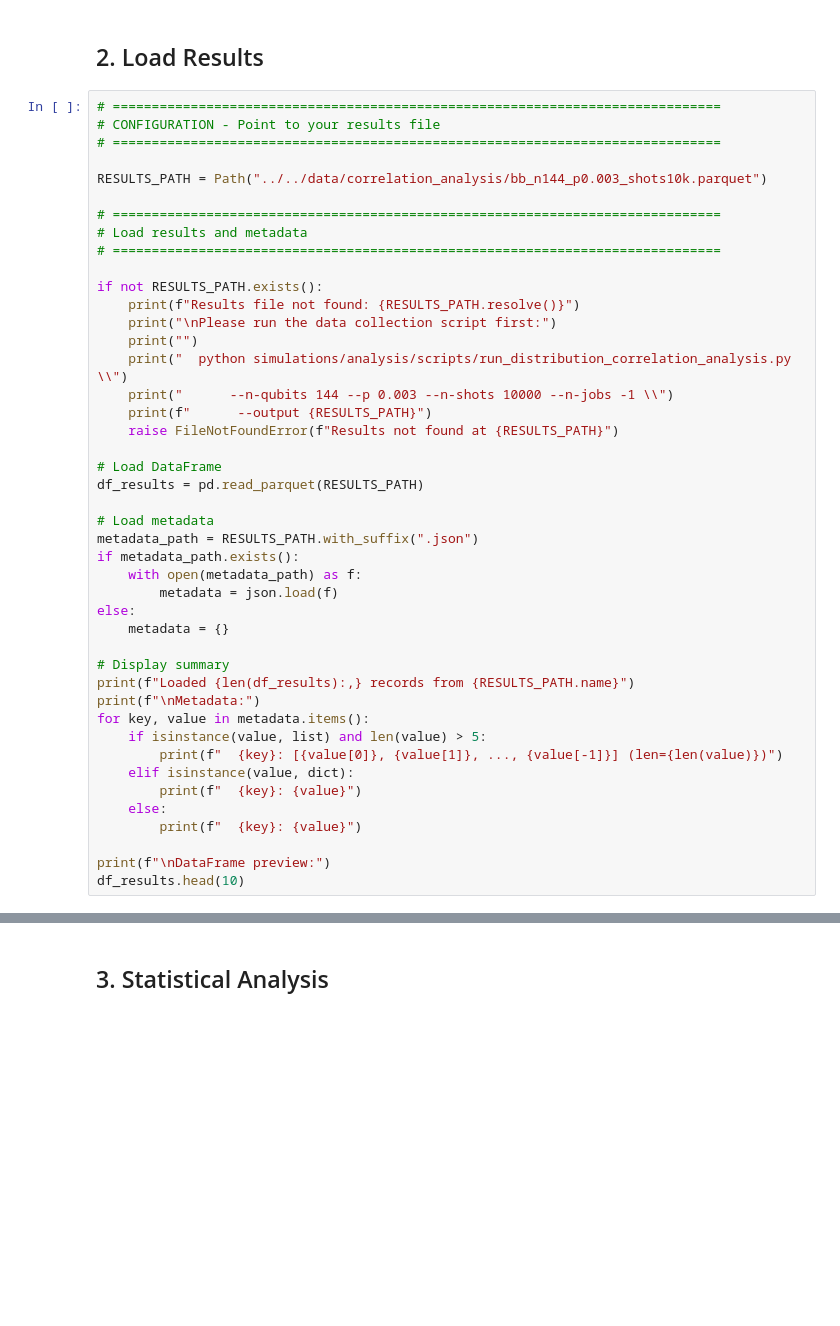
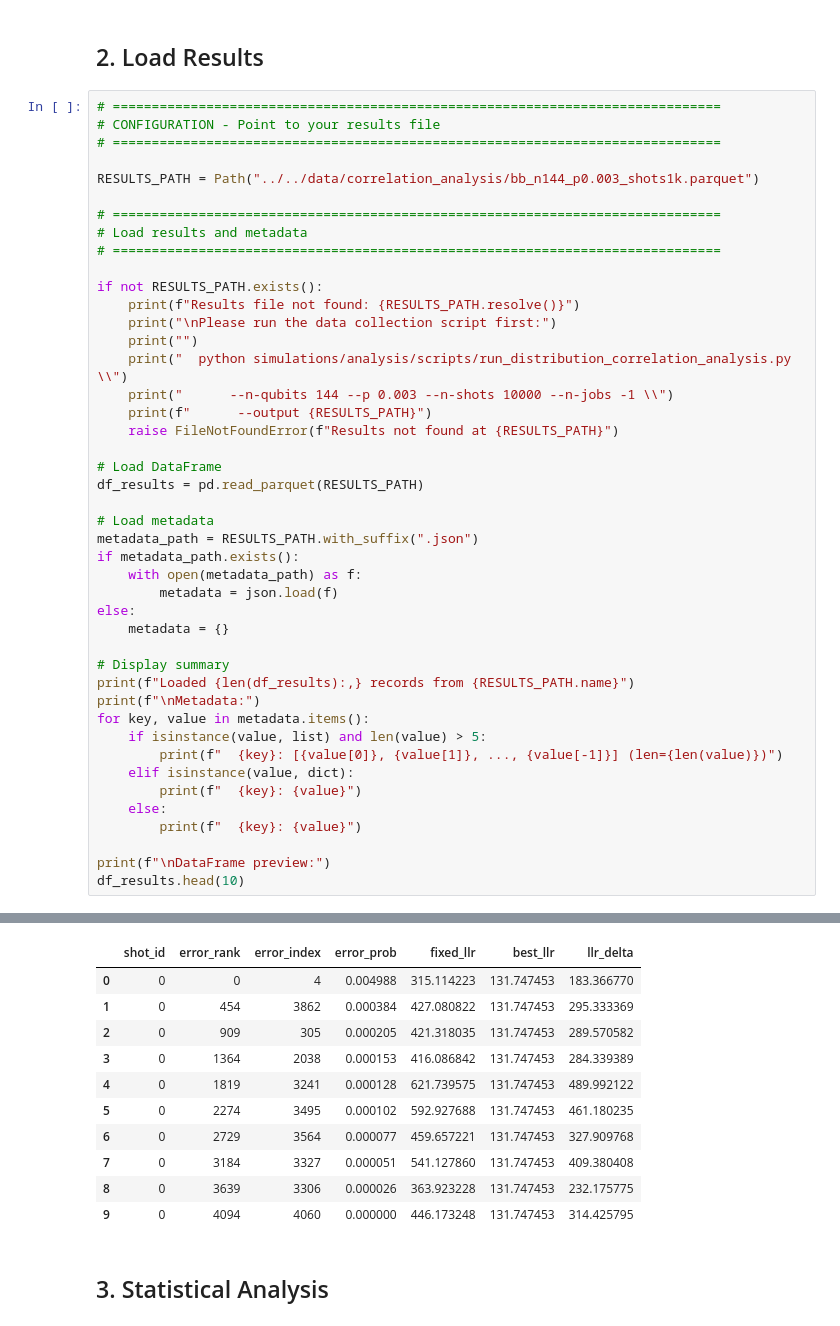
Before and after one commit to NOT4LONG01/soft-info-code-switch, a Jupyter notebook: simulations/analysis/notebooks/bb_distribution_correlation_analysis.ipynb, the cells around one changed output, grey strips where cells are left out. Saved outputs shown, nothing was run; the diff lists cells and outputs as text; blank space fills up the shorter version.

```diff
--- a/simulations/analysis/notebooks/bb_distribution_correlation_analysis.ipynb
+++ b/simulations/analysis/notebooks/bb_distribution_correlation_analysis.ipynb
@@ -68,7 +71,7 @@ pd.set_option('display.float_format', '{:.6f}'.format)
 # CONFIGURATION - Point to your results file
 # ==============================================================================
 
-RESULTS_PATH = Path("../../data/correlation_analysis/bb_n144_p0.003_shots10k.parquet")
+RESULTS_PATH = Path("../../data/correlation_analysis/bb_n144_p0.003_shots1k.parquet")
 
 # ==============================================================================
 # Load results and metadata
@@ -107,3 +110,4 @@ for key, value in metadata.items():
 
 print(f"\nDataFrame preview:")
 df_results.head(10)
+# %% [output]
@@ -110,3 +133,14 @@ df_results.head(10)
+|  | shot_id | error_rank | error_index | error_prob | fixed_llr | best_llr | llr_delta |
+| 0 | 0 | 0 | 4 | 0.004988 | 315.114223 | 131.747453 | 183.366770 |
+| 1 | 0 | 454 | 3862 | 0.000384 | 427.080822 | 131.747453 | 295.333369 |
+| 2 | 0 | 909 | 305 | 0.000205 | 421.318035 | 131.747453 | 289.570582 |
+| 3 | 0 | 1364 | 2038 | 0.000153 | 416.086842 | 131.747453 | 284.339389 |
+| 4 | 0 | 1819 | 3241 | 0.000128 | 621.739575 | 131.747453 | 489.992122 |
+| 5 | 0 | 2274 | 3495 | 0.000102 | 592.927688 | 131.747453 | 461.180235 |
+| 6 | 0 | 2729 | 3564 | 0.000077 | 459.657221 | 131.747453 | 327.909768 |
+| 7 | 0 | 3184 | 3327 | 0.000051 | 541.127860 | 131.747453 | 409.380408 |
+| 8 | 0 | 3639 | 3306 | 0.000026 | 363.923228 | 131.747453 | 232.175775 |
+| 9 | 0 | 4094 | 4060 | 0.000000 | 446.173248 | 131.747453 | 314.425795 |
 # %% [markdown]
 ## 3. Statistical Analysis
 # %%
```
Also changed, not shown: parts of 16 cells of this notebook, 2 other files.
